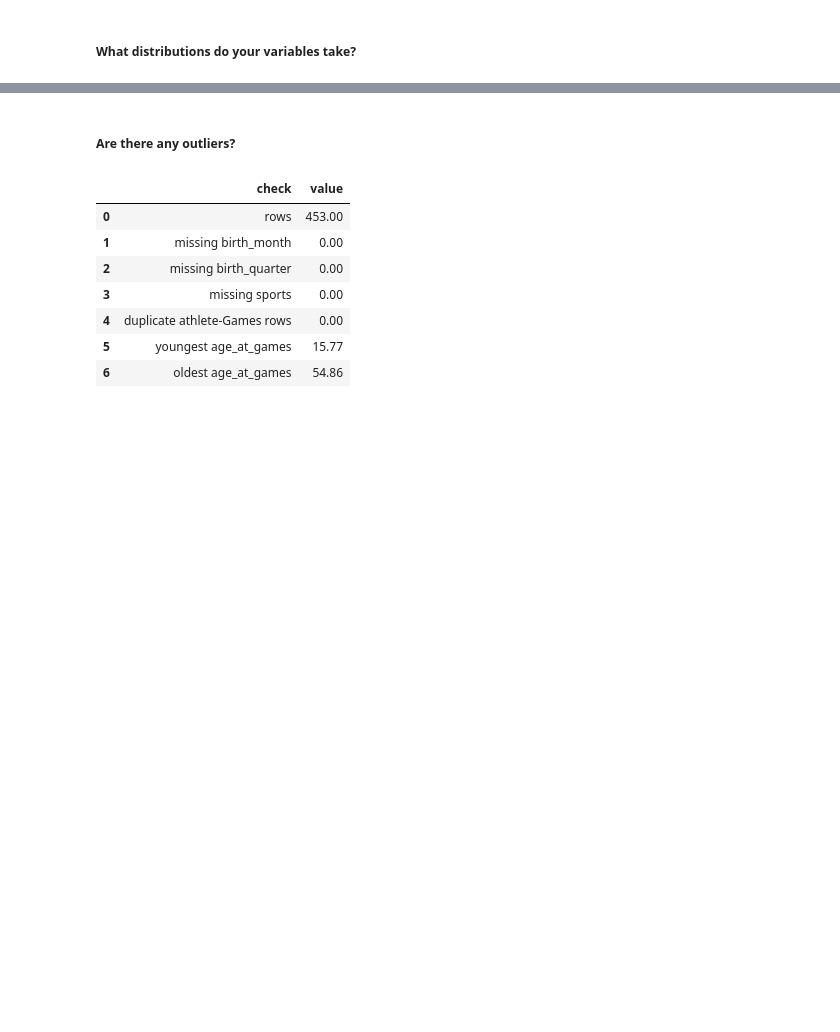
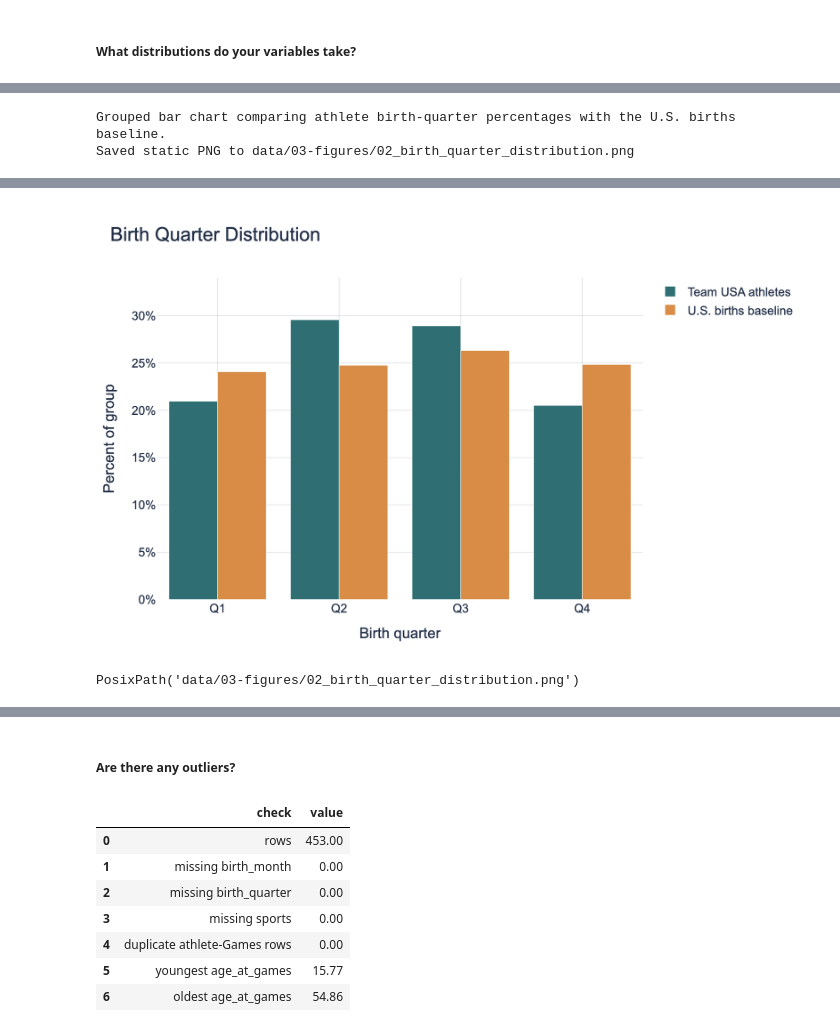
Before and after one commit to COGS108/Group-SP26-092, a Jupyter notebook: 02-EDACheckpoint.ipynb, the cells around one changed output, grey strips where cells are left out. Drawn from its saved outputs; the diff is of its cells as text; code cells hidden in the pictures; blank space fills up the shorter version.

```diff
--- a/02-EDACheckpoint.ipynb
+++ b/02-EDACheckpoint.ipynb
@@ -521,0 +652,6 @@ PosixPath('data/03-figures/04_athlete_count_by_sport.png')
+# %%
+# Plot 2: Quarter-level version of the core comparison for the relative-age hypothesis.
+save_and_show_plot(fig_quarter_percent(quarter_dist))
+# %% [output]
+Grouped bar chart comparing athlete birth-quarter percentages with the U.S. births baseline.
+Saved static PNG to data/03-figures/02_birth_quarter_distribution.png
@@ -521,0 +659,2 @@ PosixPath('data/03-figures/04_athlete_count_by_sport.png')
+[figure, added]
+PosixPath('data/03-figures/02_birth_quarter_distribution.png')
```
Also changed, not shown: parts of 27 cells of this notebook, 16 other files.
